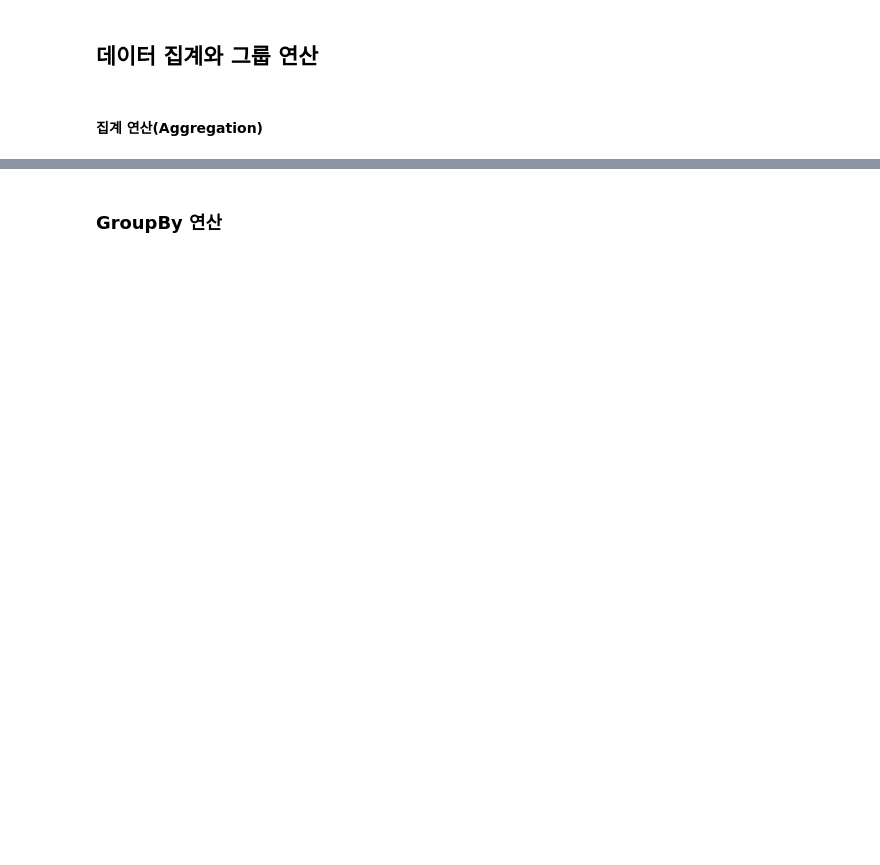
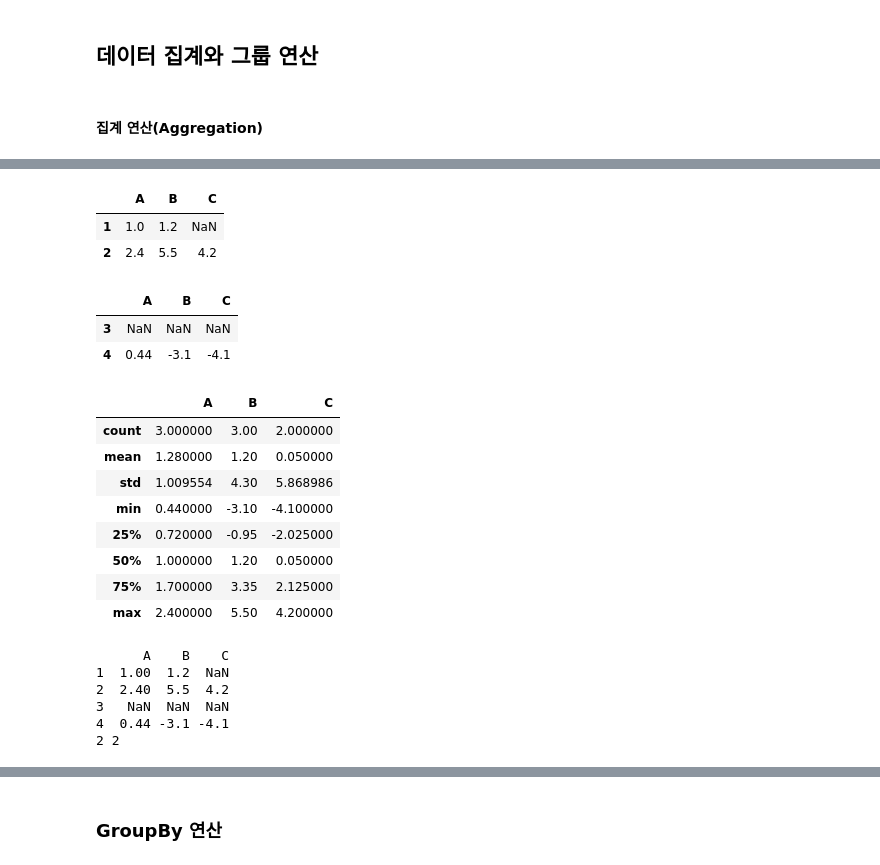
Before and after one commit to wjlee611/studyPython_Library, a Jupyter notebook: Pandas/_Pandas_한번에_제대로_배우기.ipynb, the cells around one changed output, grey strips where cells are left out. Drawn from its saved outputs; the diff is of its cells as text; code cells hidden in the pictures; blank space fills up the shorter version.

```diff
--- a/Pandas/_Pandas_한번에_제대로_배우기.ipynb
+++ b/Pandas/_Pandas_한번에_제대로_배우기.ipynb
@@ -1909,3 +2260,11 @@ dtype: object
 ## 데이터 집계와 그룹 연산
 # %% [markdown]
 #### 집계 연산(Aggregation)
+# %%
+df = pd.DataFrame([[1, 1.2, np.nan],
+                    [2.4, 5.5, 4.2],
+                    [np.nan, np.nan, np.nan],
+                    [0.44, -3.1, -4.1]],
+                    index=[1, 2, 3, 4],
+                    columns=['A', 'B', 'C'])
+df
@@ -1911,0 +2277,34 @@ dtype: object
+# %%
+df.head(2)
+# %% [output]
+|  | A | B | C |
+| 1 | 1.0 | 1.2 | NaN |
+| 2 | 2.4 | 5.5 | 4.2 |
+# %%
+df.tail(2)
+# %% [output]
+|  | A | B | C |
+| 3 | NaN | NaN | NaN |
+| 4 | 0.44 | -3.1 | -4.1 |
+# %%
+df.describe()
+# %% [output]
+|  | A | B | C |
+| count | 3.000000 | 3.00 | 2.000000 |
+| mean | 1.280000 | 1.20 | 0.050000 |
+| std | 1.009554 | 4.30 | 5.868986 |
+| min | 0.440000 | -3.10 | -4.100000 |
+| 25% | 0.720000 | -0.95 | -2.025000 |
+| 50% | 1.000000 | 1.20 | 0.050000 |
+| 75% | 1.700000 | 3.35 | 2.125000 |
+| max | 2.400000 | 5.50 | 4.200000 |
+# %%
+print(df)
+print(np.argmin(df), np.argmax(df))
+# %% [output]
+      A    B    C
+1  1.00  1.2  NaN
+2  2.40  5.5  4.2
+3   NaN  NaN  NaN
+4  0.44 -3.1 -4.1
+2 2
```
Also changed, not shown: parts of 155 cells of this notebook.
